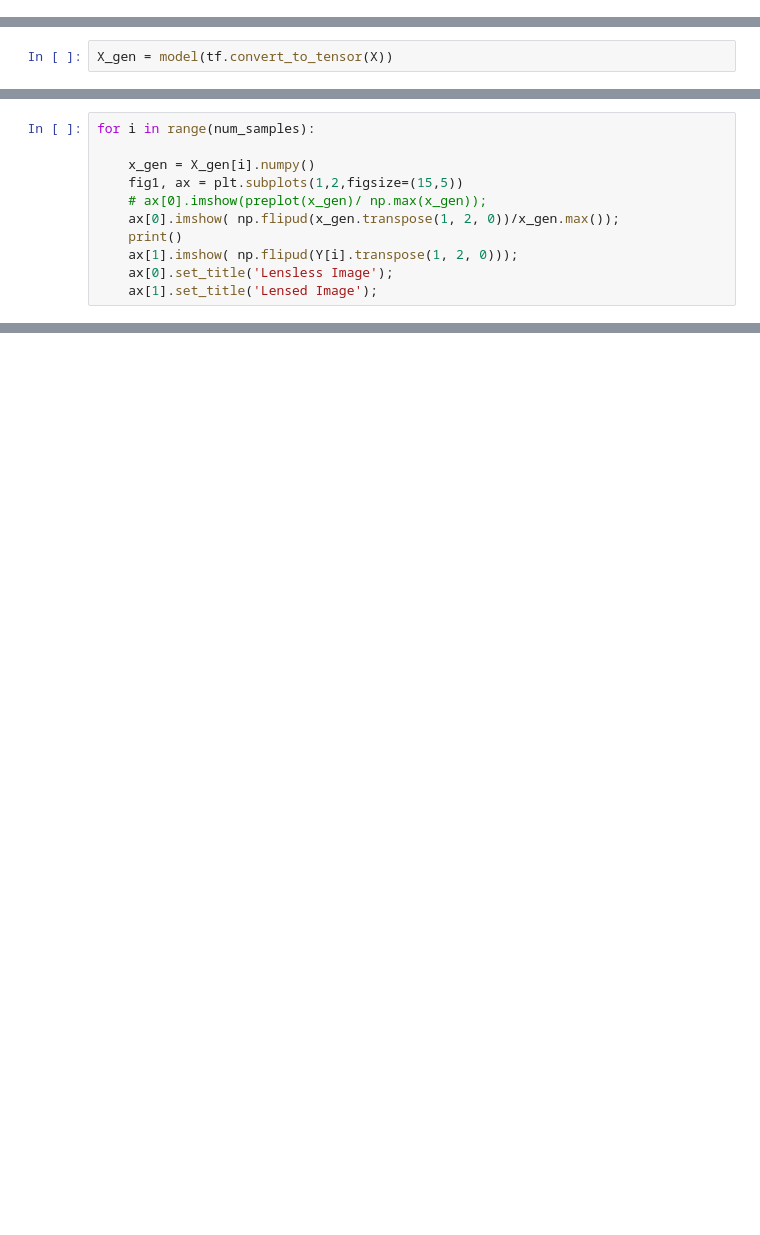
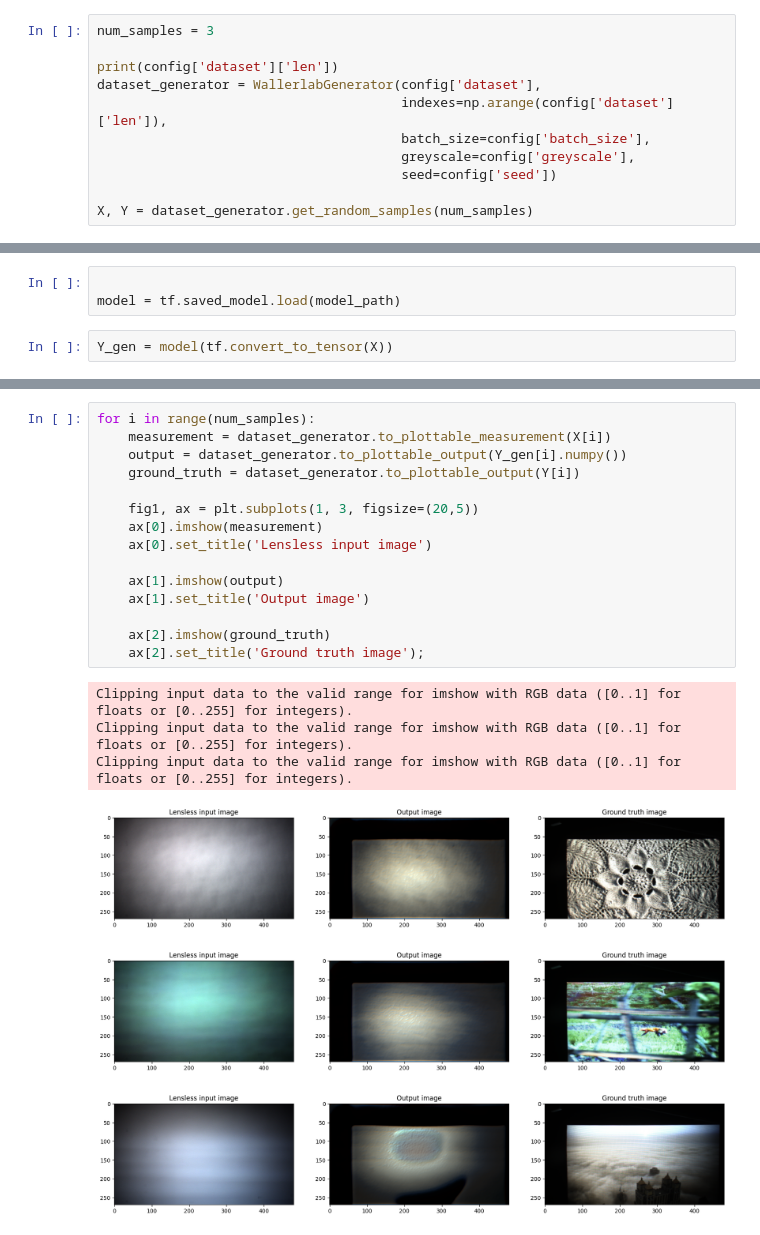
Before and after one commit to jonreymond/lensless_ml, a Jupyter notebook: example.ipynb, the cells around one changed output, grey strips where cells are left out. Cells and saved outputs as stored; diff of their text form; blank space fills up the shorter version.

Commit message:
updated visualization for wallerlab + corrected flatnet separation case

```diff
--- a/example.ipynb
+++ b/example.ipynb
@@ -52,0 +31,11 @@ model = tf.saved_model.load(path)
+# %%
+num_samples = 3
+
+print(config['dataset']['len'])
+dataset_generator = WallerlabGenerator(config['dataset'],
+                                       indexes=np.arange(config['dataset']['len']),
+                                       batch_size=config['batch_size'],
+                                       greyscale=config['greyscale'],
+                                       seed=config['seed'])
+
+X, Y = dataset_generator.get_random_samples(num_samples)
@@ -53,2 +44,5 @@ model = tf.saved_model.load(path)
+# %%
+
+model = tf.saved_model.load(model_path)
 # %%
-X_gen = model(tf.convert_to_tensor(X))
+Y_gen = model(tf.convert_to_tensor(X))
@@ -69,11 +48,0 @@ def preplot(image):
-# %%
-for i in range(num_samples):
-
-    x_gen = X_gen[i].numpy()
-    fig1, ax = plt.subplots(1,2,figsize=(15,5))
-    # ax[0].imshow(preplot(x_gen)/ np.max(x_gen));
-    ax[0].imshow( np.flipud(x_gen.transpose(1, 2, 0))/x_gen.max());
-    print()
-    ax[1].imshow( np.flipud(Y[i].transpose(1, 2, 0)));
-    ax[0].set_title('Lensless Image');
-    ax[1].set_title('Lensed Image');
@@ -90,0 +49,22 @@ Clipping input data to the valid range for imshow with RGB data ([0..1] for floa
+# %%
+for i in range(num_samples):
+    measurement = dataset_generator.to_plottable_measurement(X[i])
+    output = dataset_generator.to_plottable_output(Y_gen[i].numpy())
+    ground_truth = dataset_generator.to_plottable_output(Y[i])
+
+    fig1, ax = plt.subplots(1, 3, figsize=(20,5))
+    ax[0].imshow(measurement)
+    ax[0].set_title('Lensless input image')
+
+    ax[1].imshow(output)
+    ax[1].set_title('Output image')
+
+    ax[2].imshow(ground_truth)
+    ax[2].set_title('Ground truth image');
+# %% [output]
+Clipping input data to the valid range for imshow with RGB data ([0..1] for floats or [0..255] for integers).
+Clipping input data to the valid range for imshow with RGB data ([0..1] for floats or [0..255] for integers).
+Clipping input data to the valid range for imshow with RGB data ([0..1] for floats or [0..255] for integers).
+[figure, added]
+[figure, added]
+[figure, added]
```
Also changed, not shown: parts of 9 cells of this notebook, 9 other files.
